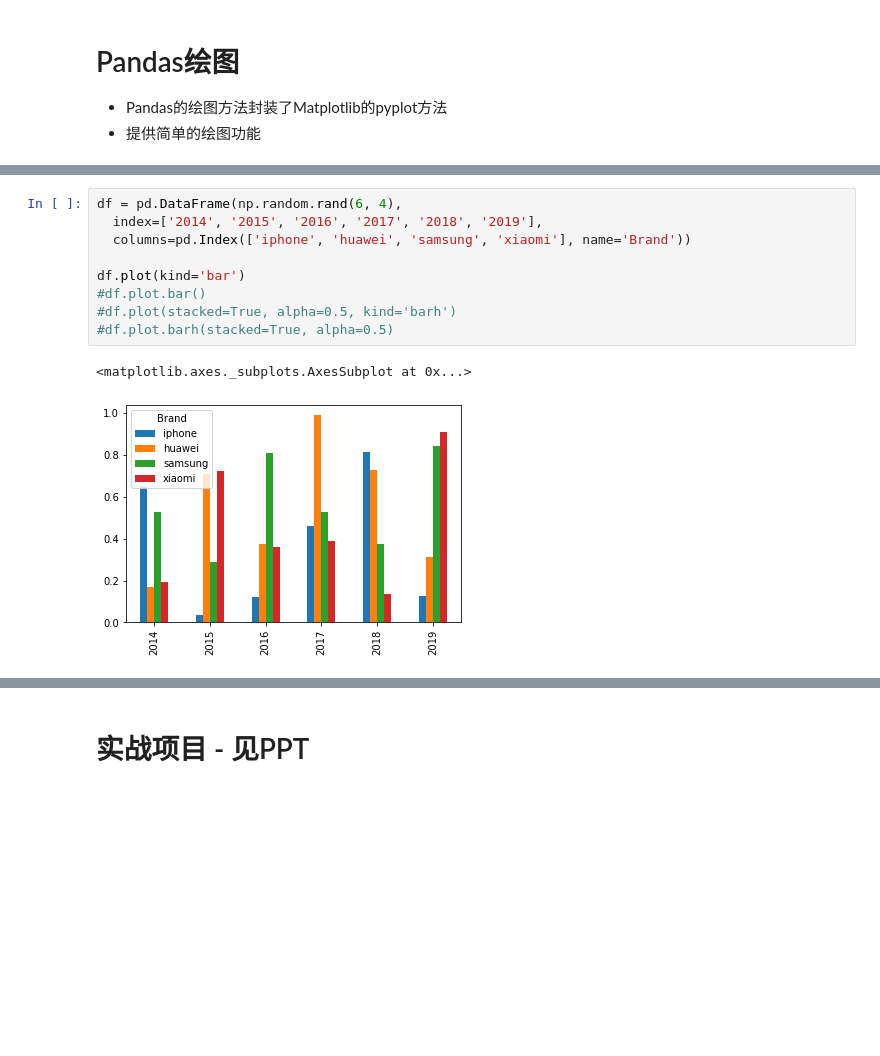
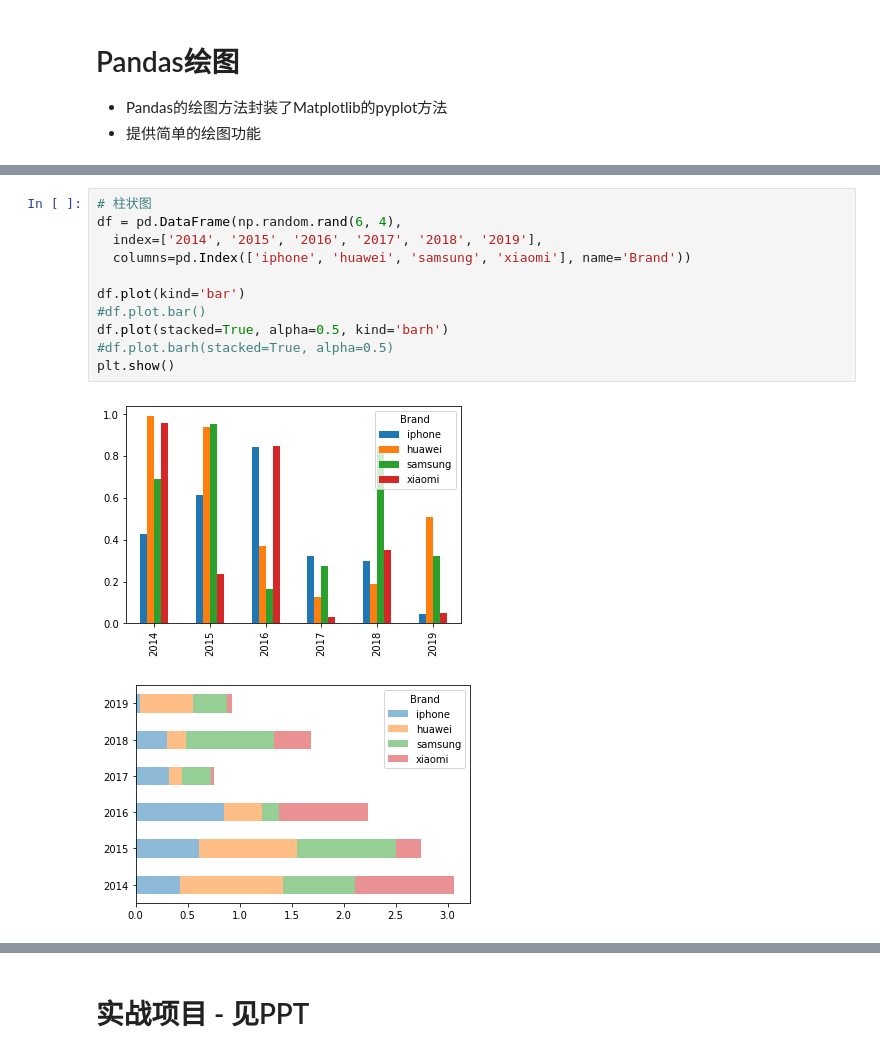
Before and after one commit to shenzhongqiang/21DayPython, a Jupyter notebook: chapter12.ipynb, the cells around one changed output, grey strips where cells are left out. Cells and saved outputs as stored; diff of their text form; blank space fills up the shorter version.

```diff
--- a/chapter12.ipynb
+++ b/chapter12.ipynb
@@ -364,16 +331,18 @@ df['A'].plot(kind='density')
 [figure]
 # %%
+# 柱状图
 df = pd.DataFrame(np.random.rand(6, 4),
   index=['2014', '2015', '2016', '2017', '2018', '2019'],
   columns=pd.Index(['iphone', 'huawei', 'samsung', 'xiaomi'], name='Brand'))
 
 df.plot(kind='bar')
 #df.plot.bar()
-#df.plot(stacked=True, alpha=0.5, kind='barh')
+df.plot(stacked=True, alpha=0.5, kind='barh')
 #df.plot.barh(stacked=True, alpha=0.5)
+plt.show()
 # %% [output]
-<matplotlib.axes._subplots.AxesSubplot at 0x...>
-[figure, old version]
+[figure, new version]
+[figure, added]
 # %%
 # 饼图
 df = pd.DataFrame({'sales': [200, 300, 500]},
```
Also changed, not shown: parts of 32 cells of this notebook, 5 other files.
